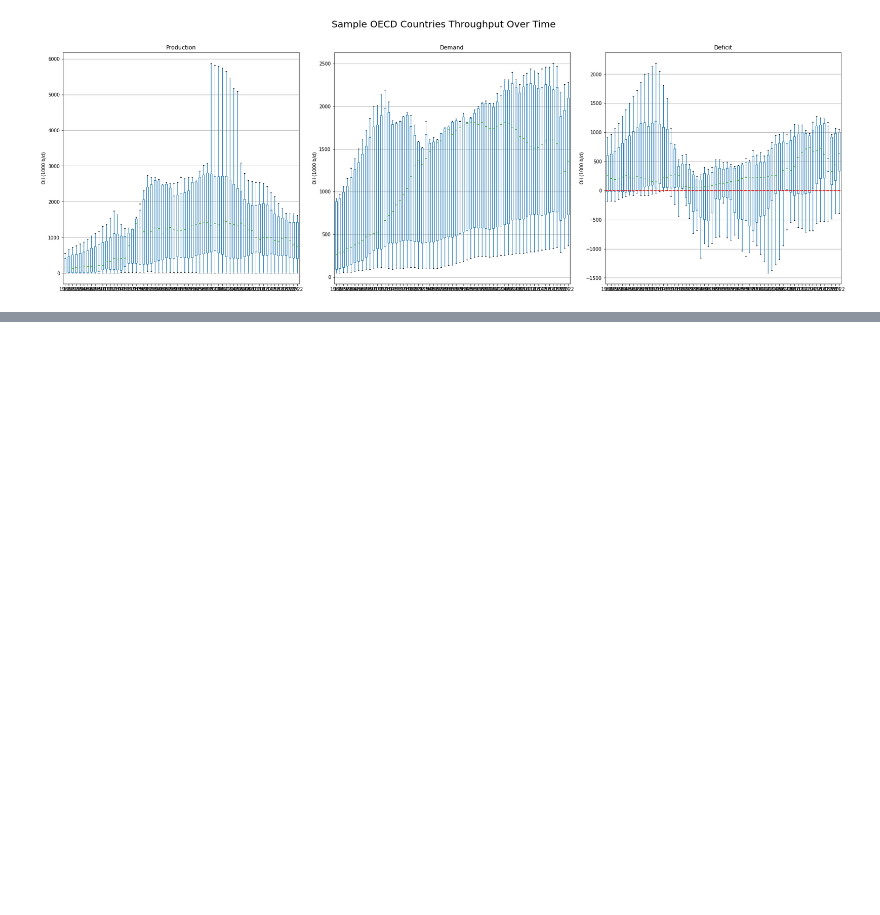
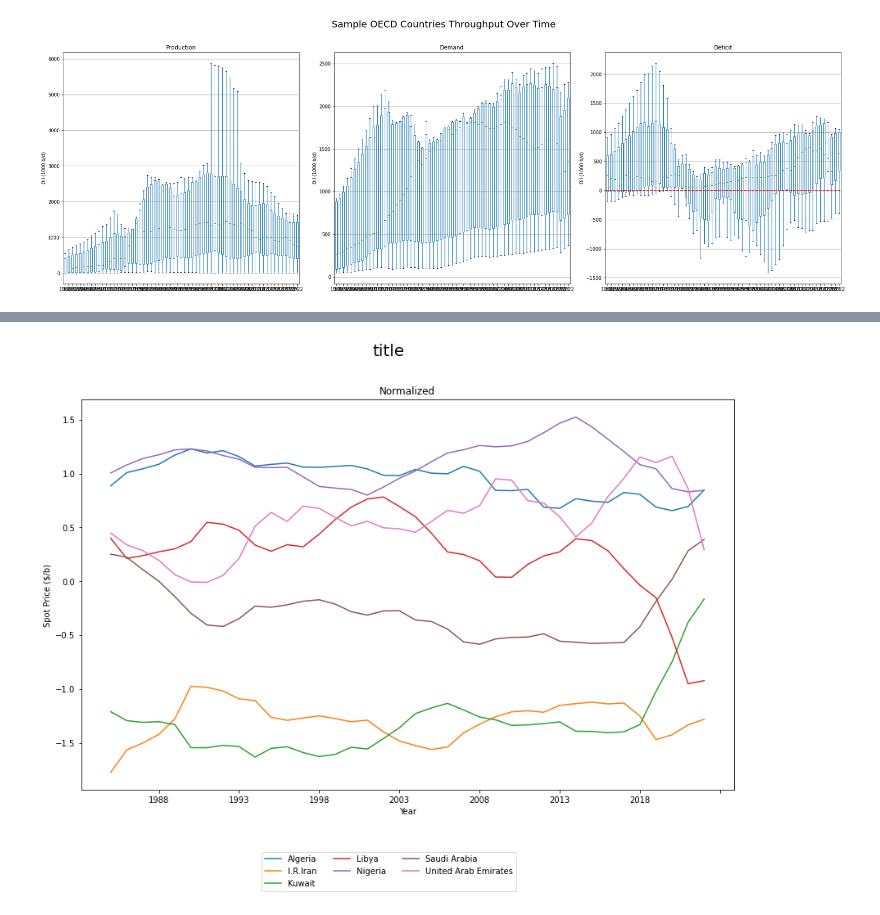
Before and after one commit to willcrodman/data_science_final_project, a Jupyter notebook: milestone_2.ipynb, the cells around one changed output, grey strips where cells are left out. Drawn from its saved outputs; the diff is of its cells as text; code cells hidden in the pictures; blank space fills up the shorter version.

```diff
--- a/milestone_2.ipynb
+++ b/milestone_2.ipynb
@@ -127,0 +122,22 @@ world_oil_production_df
+# %%
+# importing oil spot data
+oil_spot_prices = pd.read_csv("data/opec_prices/oil_spot_prices.csv", index_col="Index")
+oil_spot_prices.replace('na', np.nan, inplace=True)
+oil_spot_prices = oil_spot_prices.astype(float)
+oil_spot_prices = oil_spot_prices.transpose()
+
+# importing opec oil spot data
+opec_oil_spot_prices = pd.read_csv("data/opec_prices/opec_oil_spot_prices.csv", index_col="Index")
+opec_oil_spot_prices.replace('na', np.nan, inplace=True)
+opec_oil_spot_prices = opec_oil_spot_prices.astype(float)
+
+# removing because missing over half of price data or is basket
+opec_oil_spot_prices = opec_oil_spot_prices.drop(['ORB', 'Venezuela', 'Gabon', 'Equatorial Guinea', 'Congo', 'Angola', 'Iraq'])
+opec_oil_spot_prices = opec_oil_spot_prices.transpose()
+
+# z scoring data
+opec_oil_spot_prices= opec_oil_spot_prices.apply(zscore, axis=1)
+
+# moving average:
+# Apply the moving average
+opec_oil_spot_prices = opec_oil_spot_prices.rolling(window=5, min_periods=2).mean()
@@ -128,3 +164,18 @@ world_oil_production_df
+# %%
+fig, ax = plt.subplots(1, 1, figsize=(12, 8))
+
+opec_oil_spot_prices.plot(kind='line', legend=False, ax=ax)
+ax.set_xlabel('Year')
+ax.set_ylabel('Spot Price ($/b)')
+ax.set_title('Normalized')
+
+lines, labels = ax.get_legend_handles_labels()
+
+fig.legend(lines, labels, loc='center', bbox_to_anchor=(0.5, -0.1), ncol=3)
+fig.suptitle("Normlized moving averages", fontsize=20, y=1.02)
+plt.tight_layout()
+# %% [output]
+[figure, added]
 # %%
 # converting python notebook to html
 !jupyter nbconvert --to html milestone_2.ipynb --output index
```
Also changed, not shown: parts of 7 cells of this notebook, 9 other files.
